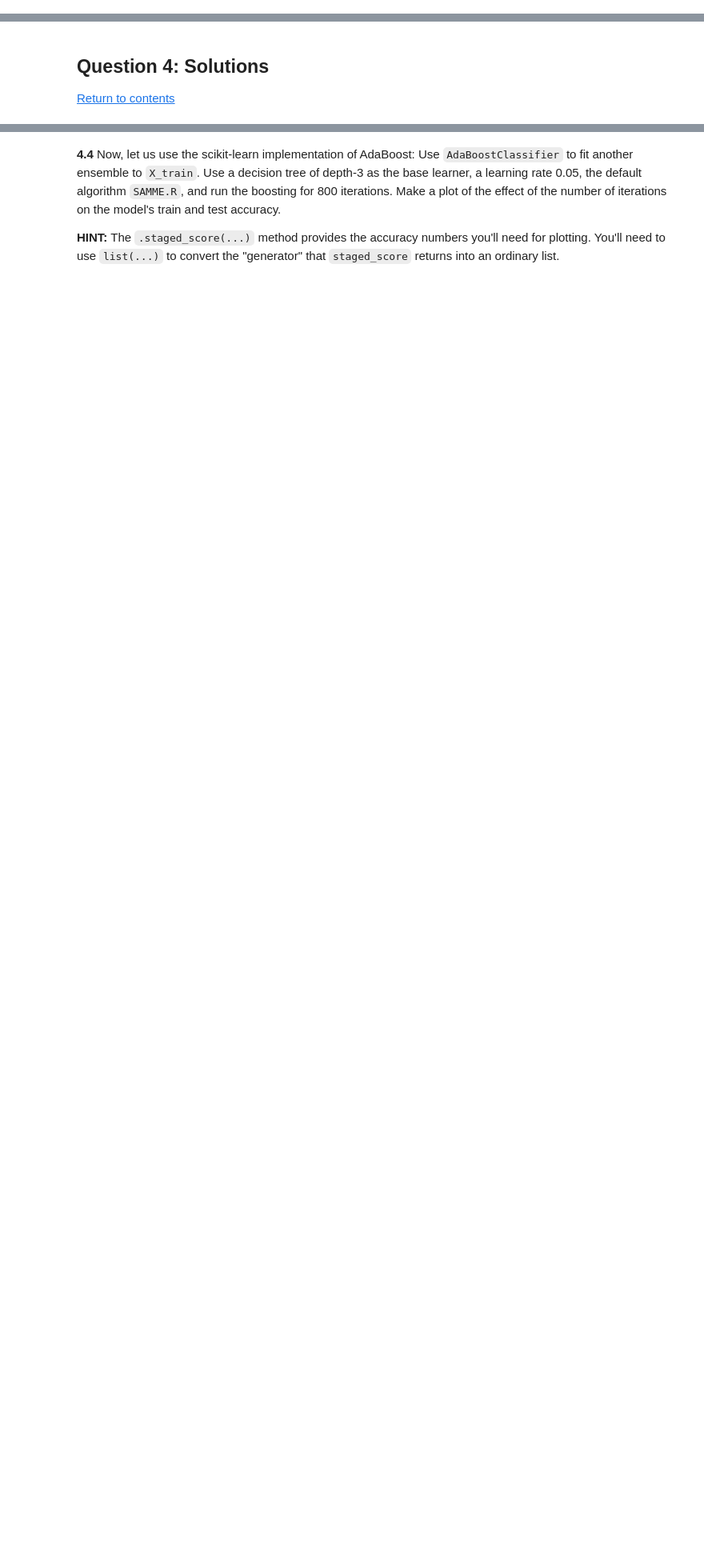
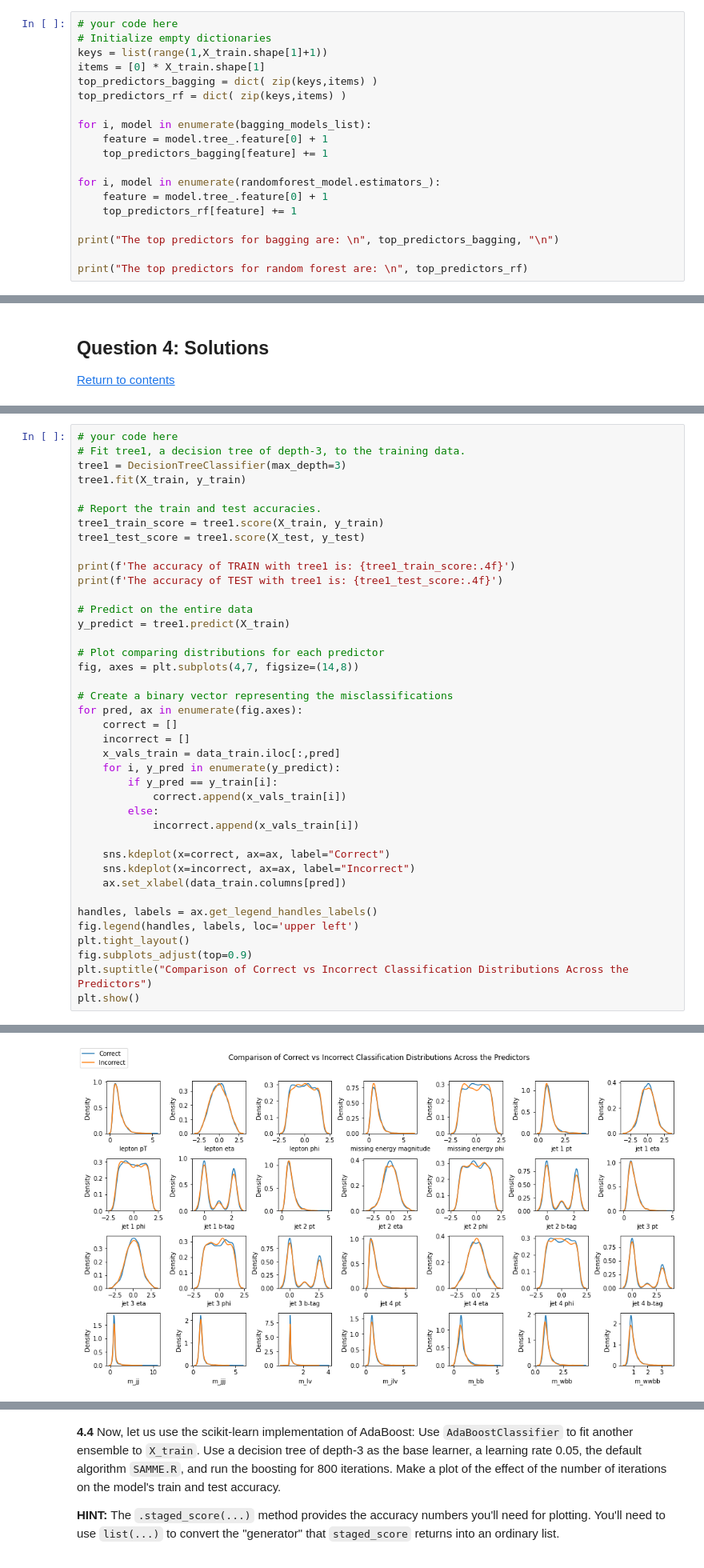
Before and after one commit to westonruths/ac209a, a Jupyter notebook: cs109a_hw6/cs109a_hw6.ipynb, the cells around one changed output, grey strips where cells are left out. Shown: that part at 80% size. Saved outputs shown, nothing was run; the diff lists cells and outputs as text; blank space fills up the shorter version.

```diff
--- a/cs109a_hw6/cs109a_hw6.ipynb
+++ b/cs109a_hw6/cs109a_hw6.ipynb
@@ -715,0 +731,19 @@ What about the process of training the Random Forest causes this difference? Wha
+# %%
+# your code here
+# Initialize empty dictionaries
+keys = list(range(1,X_train.shape[1]+1))
+items = [0] * X_train.shape[1]
+top_predictors_bagging = dict( zip(keys,items) )
+top_predictors_rf = dict( zip(keys,items) )
+
+for i, model in enumerate(bagging_models_list):
+    feature = model.tree_.feature[0] + 1
+    top_predictors_bagging[feature] += 1
+
+for i, model in enumerate(randomforest_model.estimators_):
+    feature = model.tree_.feature[0] + 1
+    top_predictors_rf[feature] += 1
+
+print("The top predictors for bagging are: \n", top_predictors_bagging, "\n")
+
+print("The top predictors for random forest are: \n", top_predictors_rf)
@@ -832,0 +885,41 @@ The intended functionality (i.e. expected requirements) of this "attempted" code
+# %%
+# your code here
+# Fit tree1, a decision tree of depth-3, to the training data.
+tree1 = DecisionTreeClassifier(max_depth=3)
+tree1.fit(X_train, y_train)
+
+# Report the train and test accuracies.
+tree1_train_score = tree1.score(X_train, y_train)
+tree1_test_score = tree1.score(X_test, y_test)
+
+print(f'The accuracy of TRAIN with tree1 is: {tree1_train_score:.4f}')
+print(f'The accuracy of TEST with tree1 is: {tree1_test_score:.4f}')
+
+# Predict on the entire data
+y_predict = tree1.predict(X_train)
+
+# Plot comparing distributions for each predictor
+fig, axes = plt.subplots(4,7, figsize=(14,8))
+
+# Create a binary vector representing the misclassifications
+for pred, ax in enumerate(fig.axes):
+    correct = []
+    incorrect = []
+    x_vals_train = data_train.iloc[:,pred]
+    for i, y_pred in enumerate(y_predict):
+        if y_pred == y_train[i]:
+            correct.append(x_vals_train[i])
+        else:
+            incorrect.append(x_vals_train[i])
+
+    sns.kdeplot(x=correct, ax=ax, label="Correct")
+    sns.kdeplot(x=incorrect, ax=ax, label="Incorrect")
+    ax.set_xlabel(data_train.columns[pred])
+
+handles, labels = ax.get_legend_handles_labels()
+fig.legend(handles, labels, loc='upper left')
+plt.tight_layout()
+fig.subplots_adjust(top=0.9)
+plt.suptitle("Comparison of Correct vs Incorrect Classification Distributions Across the Predictors")
+plt.show()
+# %% [output]
@@ -832,0 +928 @@ The intended functionality (i.e. expected requirements) of this "attempted" code
+[figure, added]
```
Also changed, not shown: parts of 46 cells of this notebook, 1 other file.
